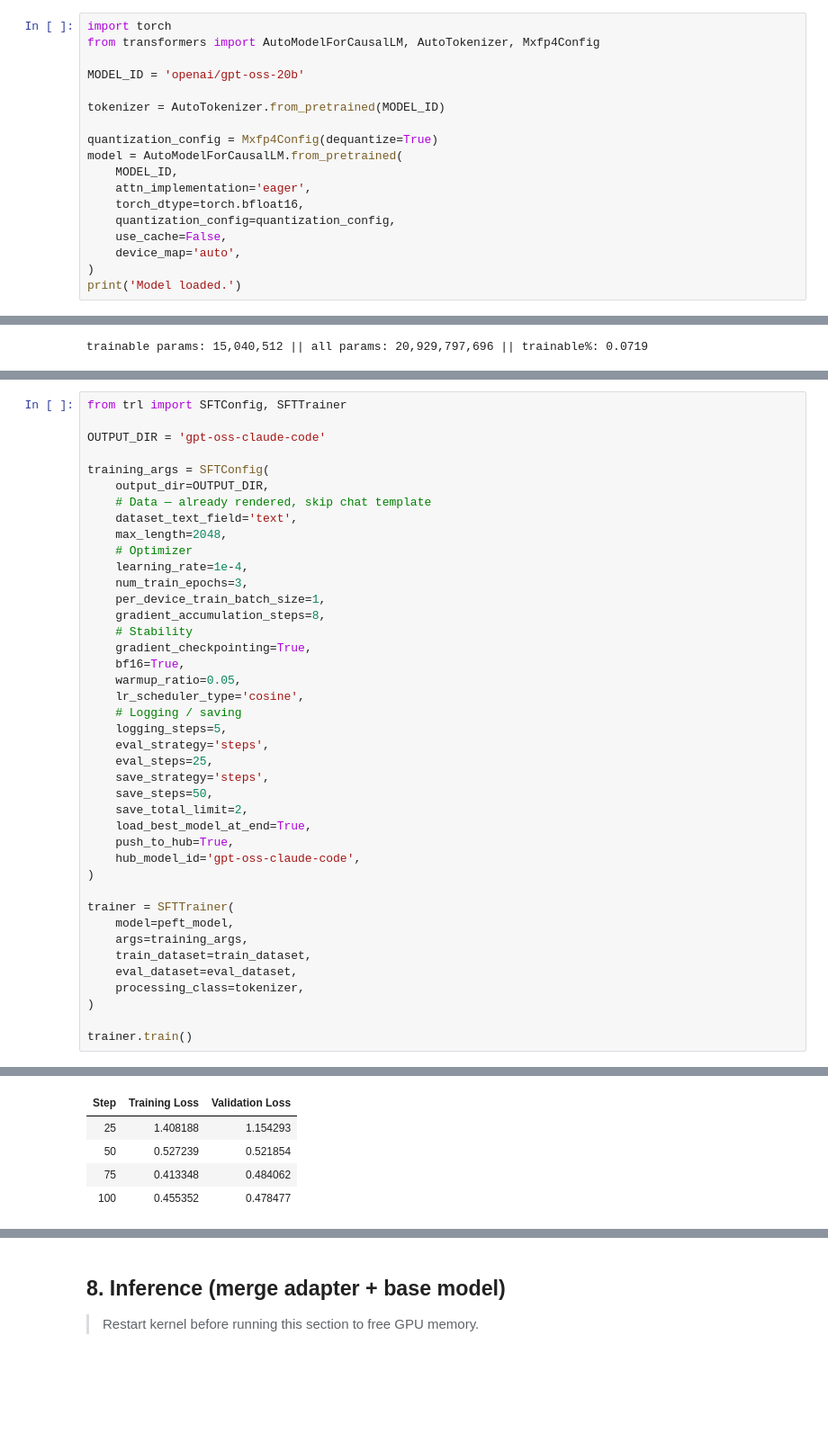
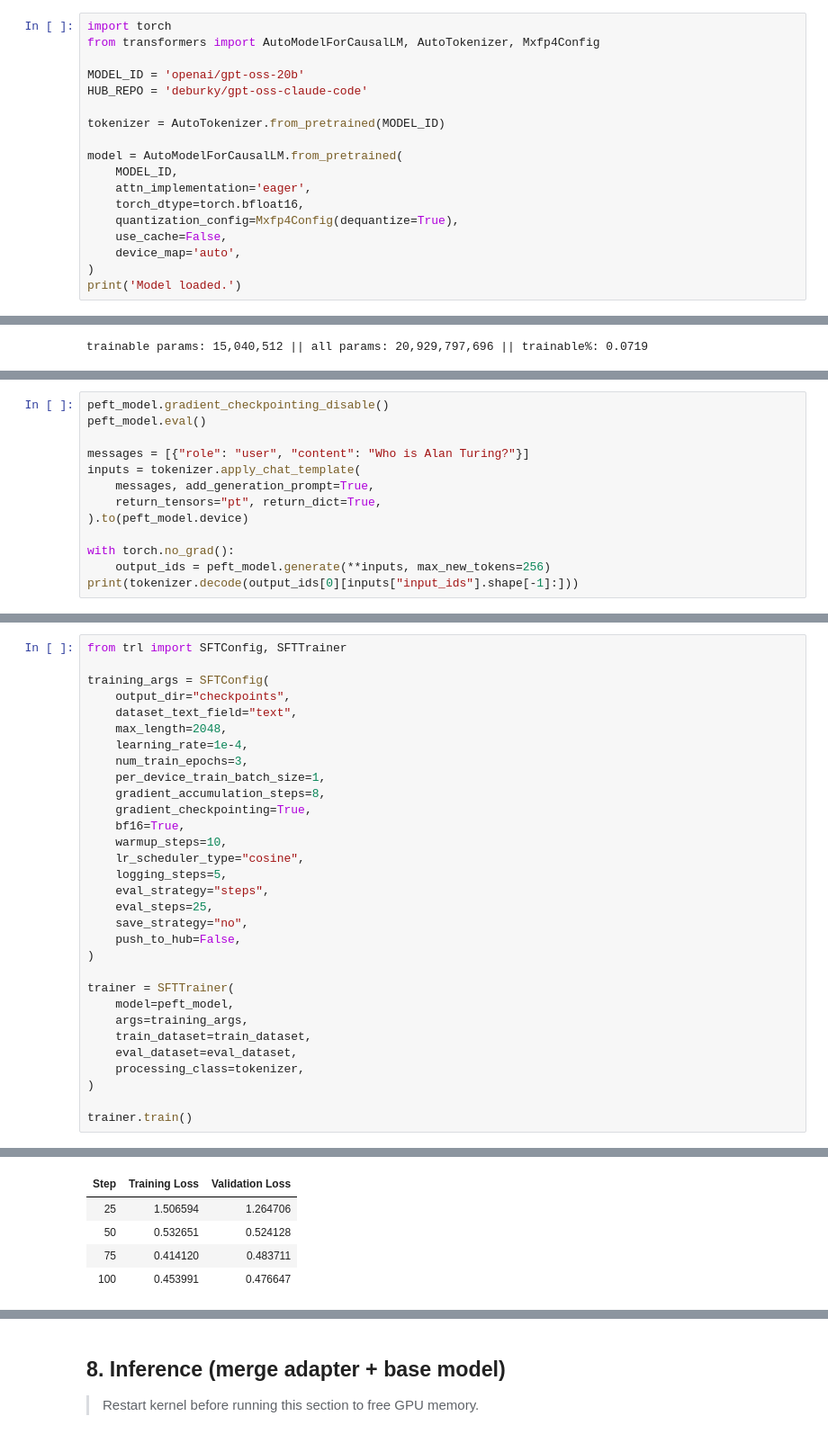
Before and after one commit to deburky/language-models, a Jupyter notebook: gpt-oss-claude-code/colab-finetune.ipynb, the cells around one changed output, grey strips where cells are left out. Shown at 90% size. Saved outputs shown, nothing was run; the diff lists cells and outputs as text; blank space fills up the shorter version.

```diff
--- a/gpt-oss-claude-code/colab-finetune.ipynb
+++ b/gpt-oss-claude-code/colab-finetune.ipynb
@@ -73,15 +82,15 @@ import torch
 from transformers import AutoModelForCausalLM, AutoTokenizer, Mxfp4Config
 
 MODEL_ID = 'openai/gpt-oss-20b'
+HUB_REPO = 'deburky/gpt-oss-claude-code'
 
 tokenizer = AutoTokenizer.from_pretrained(MODEL_ID)
 
-quantization_config = Mxfp4Config(dequantize=True)
 model = AutoModelForCausalLM.from_pretrained(
     MODEL_ID,
     attn_implementation='eager',
     torch_dtype=torch.bfloat16,
-    quantization_config=quantization_config,
+    quantization_config=Mxfp4Config(dequantize=True),
     use_cache=False,
     device_map='auto',
 )
@@ -114,0 +185,13 @@ trainable params: 15,040,512 || all params: 20,929,797,696 || trainable%: 0.0719
+# %%
+peft_model.gradient_checkpointing_disable()
+peft_model.eval()
+
+messages = [{"role": "user", "content": "Who is Alan Turing?"}]
+inputs = tokenizer.apply_chat_template(
+    messages, add_generation_prompt=True,
+    return_tensors="pt", return_dict=True,
+).to(peft_model.device)
+
+with torch.no_grad():
+    output_ids = peft_model.generate(**inputs, max_new_tokens=256)
+print(tokenizer.decode(output_ids[0][inputs["input_ids"].shape[-1]:]))
@@ -125,33 +228,23 @@ HF Write Token: ··········
 # %%
 from trl import SFTConfig, SFTTrainer
 
-OUTPUT_DIR = 'gpt-oss-claude-code'
-
 training_args = SFTConfig(
-    output_dir=OUTPUT_DIR,
-    # Data — already rendered, skip chat template
-    dataset_text_field='text',
+    output_dir="checkpoints",
+    dataset_text_field="text",
     max_length=2048,
-    # Optimizer
     learning_rate=1e-4,
     num_train_epochs=3,
     per_device_train_batch_size=1,
     gradient_accumulation_steps=8,
-    # Stability
     gradient_checkpointing=True,
     bf16=True,
-    warmup_ratio=0.05,
-    lr_scheduler_type='cosine',
-    # Logging / saving
+    warmup_steps=10,
+    lr_scheduler_type="cosine",
     logging_steps=5,
-    eval_strategy='steps',
+    eval_strategy="steps",
     eval_steps=25,
-    save_strategy='steps',
-    save_steps=50,
-    save_total_limit=2,
-    load_best_model_at_end=True,
-    push_to_hub=True,
-    hub_model_id='gpt-oss-claude-code',
+    save_strategy="no",
+    push_to_hub=False,
 )
 
 trainer = SFTTrainer(
@@ -170,5 +262,5 @@ The tokenizer has new PAD/BOS/EOS tokens that differ from the model config and g
 | Step | Training Loss | Validation Loss |
-| 25 | 1.408188 | 1.154293 |
-| 50 | 0.527239 | 0.521854 |
-| 75 | 0.413348 | 0.484062 |
-| 100 | 0.455352 | 0.478477 |
+| 25 | 1.506594 | 1.264706 |
+| 50 | 0.532651 | 0.524128 |
+| 75 | 0.414120 | 0.483711 |
+| 100 | 0.453991 | 0.476647 |
```
Also changed, not shown: parts of 16 cells of this notebook.
